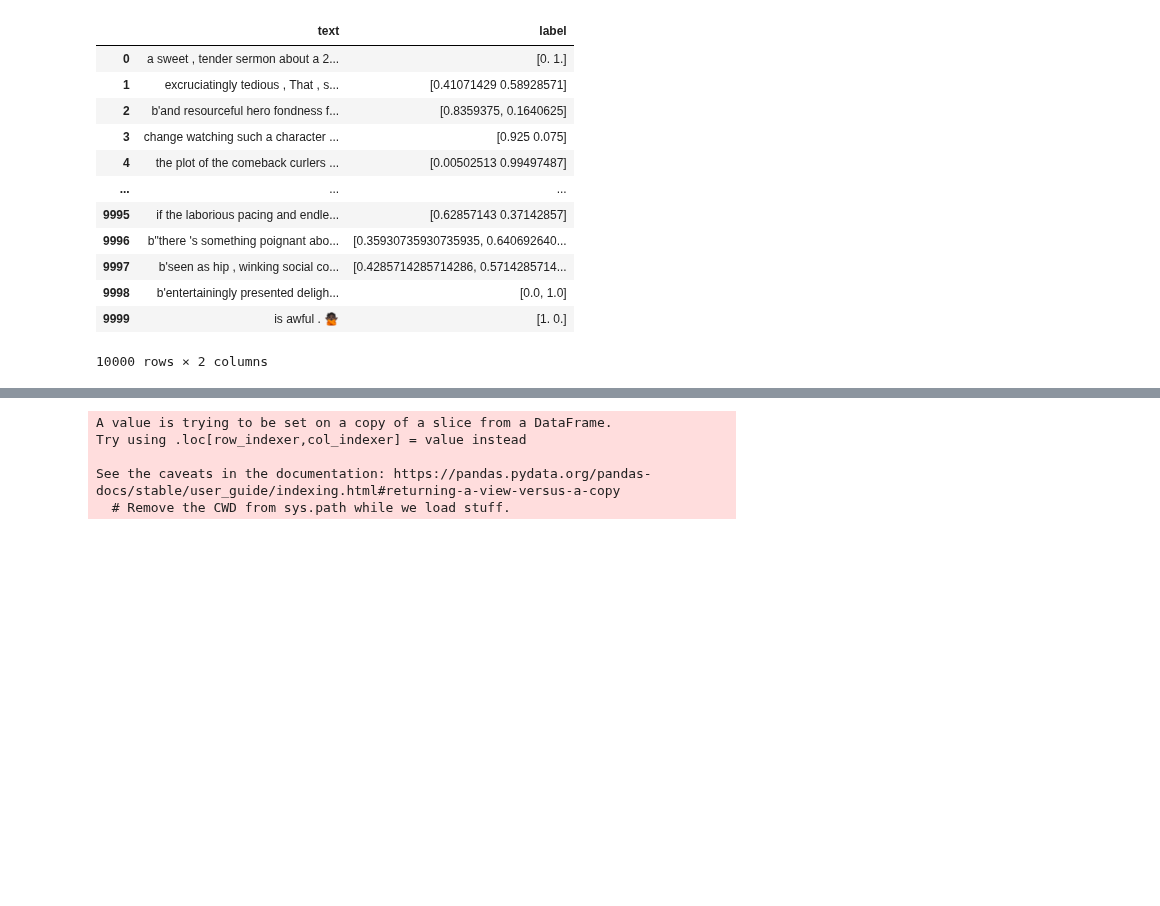
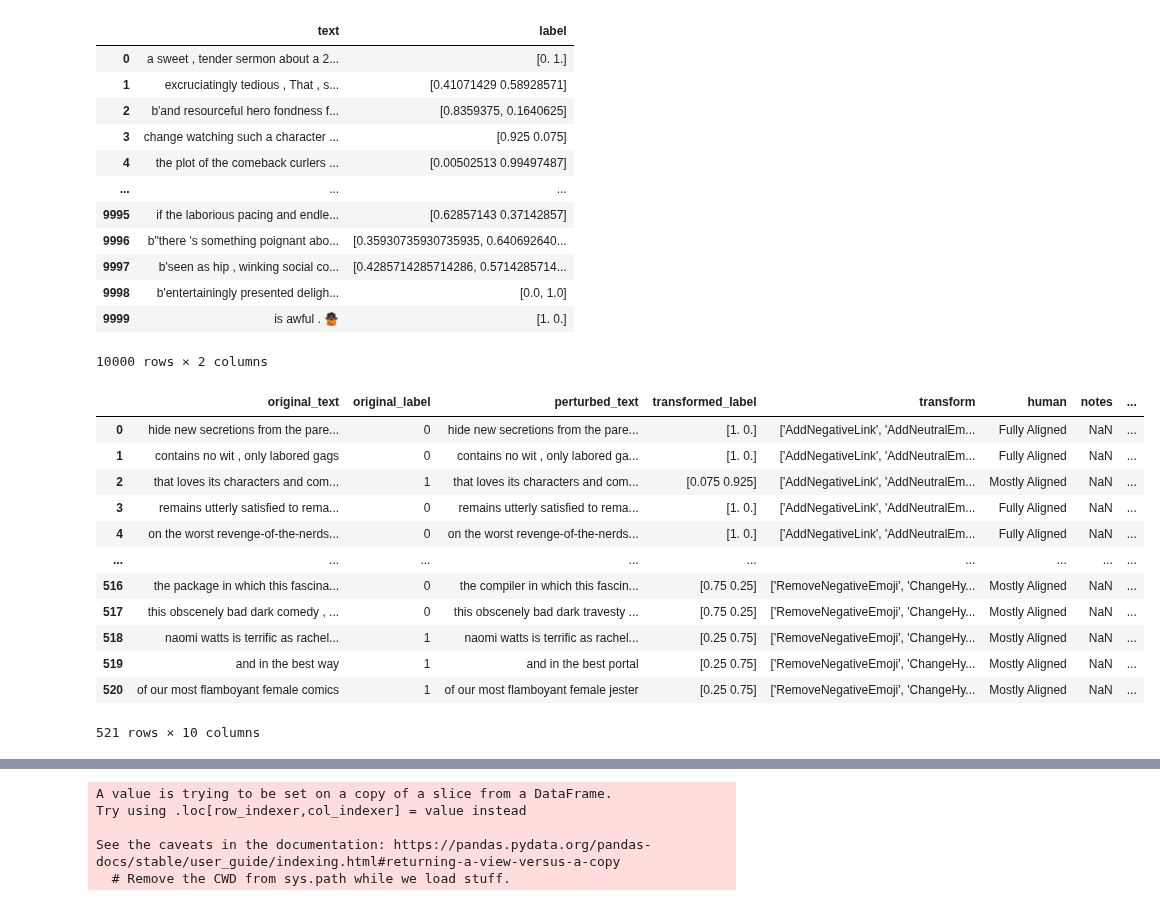
Before and after one commit to UCLA-SEAL/ProvenanceInspector, a Jupyter notebook: after/rename_columns.ipynb, the cells around one changed output, grey strips where cells are left out. Saved outputs shown, nothing was run; the diff lists cells and outputs as text; code cells hidden in the pictures; blank space fills up the shorter version.

```diff
--- a/after/rename_columns.ipynb
+++ b/after/rename_columns.ipynb
@@ -27,6 +53,22 @@ df = pd.read_csv('results_sibyl/log.csv', index_col=0)
 df.rename(columns = {'oringal_label':'original_label',
                      'transformed_text':'perturbed_text',
                     'transforms_applied': 'transform'}, inplace = True)
+# %%
+df
+# %% [output]
+|  | original_text | original_label | perturbed_text | transformed_label | transform | human | notes | ... |
+| 0 | hide new secretions from the pare... | 0 | hide new secretions from the pare... | [1. 0.] | ['AddNegativeLink', 'AddNeutralEm... | Fully Aligned | NaN | ... |
+| 1 | contains no wit , only labored gags | 0 | contains no wit , only labored ga... | [1. 0.] | ['AddNegativeLink', 'AddNeutralEm... | Fully Aligned | NaN | ... |
+| 2 | that loves its characters and com... | 1 | that loves its characters and com... | [0.075 0.925] | ['AddNegativeLink', 'AddNeutralEm... | Mostly Aligned | NaN | ... |
+| 3 | remains utterly satisfied to rema... | 0 | remains utterly satisfied to rema... | [1. 0.] | ['AddNegativeLink', 'AddNeutralEm... | Fully Aligned | NaN | ... |
+| 4 | on the worst revenge-of-the-nerds... | 0 | on the worst revenge-of-the-nerds... | [1. 0.] | ['AddNegativeLink', 'AddNeutralEm... | Fully Aligned | NaN | ... |
+| ... | ... | ... | ... | ... | ... | ... | ... | ... |
+| 516 | the package in which this fascina... | 0 | the compiler in which this fascin... | [0.75 0.25] | ['RemoveNegativeEmoji', 'ChangeHy... | Mostly Aligned | NaN | ... |
+| 517 | this obscenely bad dark comedy , ... | 0 | this obscenely bad dark travesty ... | [0.75 0.25] | ['RemoveNegativeEmoji', 'ChangeHy... | Mostly Aligned | NaN | ... |
+| 518 | naomi watts is terrific as rachel... | 1 | naomi watts is terrific as rachel... | [0.25 0.75] | ['RemoveNegativeEmoji', 'ChangeHy... | Mostly Aligned | NaN | ... |
+| 519 | and in the best way | 1 | and in the best portal | [0.25 0.75] | ['RemoveNegativeEmoji', 'ChangeHy... | Mostly Aligned | NaN | ... |
+| 520 | of our most flamboyant female comics | 1 | of our most flamboyant female jester | [0.25 0.75] | ['RemoveNegativeEmoji', 'ChangeHy... | Mostly Aligned | NaN | ... |
+521 rows × 10 columns
 # %%
 out_human_df = df[['original_text', 'perturbed_text', 'original_label', 'transformed_label', 'transform', 'human']]
 # %%
```
Also changed, not shown: parts of 4 cells of this notebook, 15 other files.
